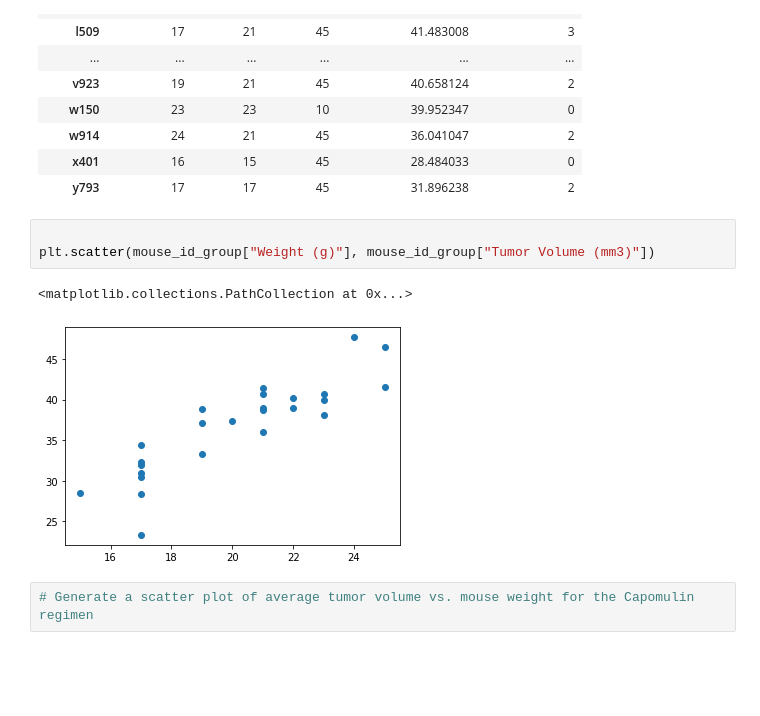
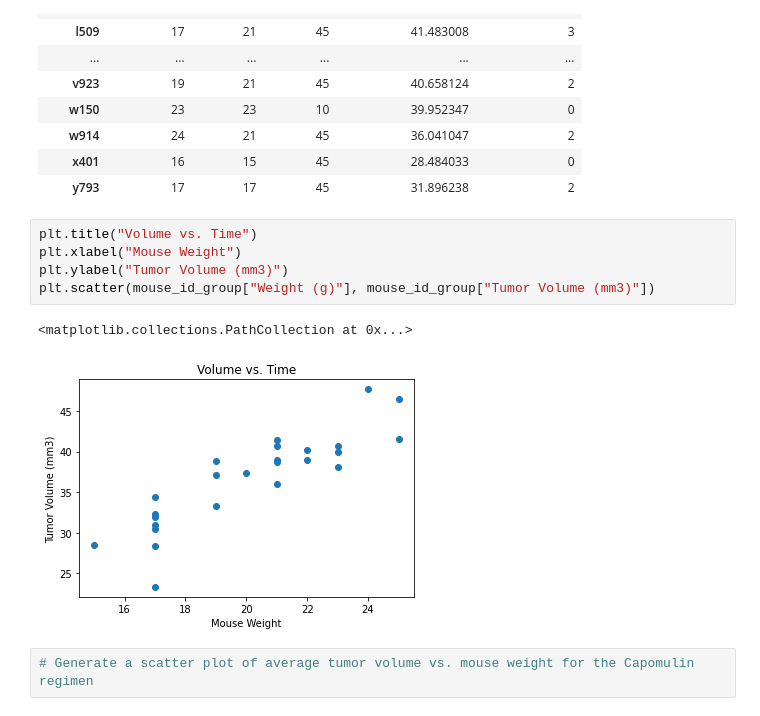
Before and after one commit to Navilongo/Pharmaceutical-Analysis-with-Python, a Jupyter notebook: pymaceuticals.ipynb, the cells around one changed output. Saved outputs shown, nothing was run; the diff lists cells and outputs as text; blank space fills up the shorter version.

```diff
--- a/pymaceuticals.ipynb
+++ b/pymaceuticals.ipynb
@@ -371,11 +374,13 @@ mouse_id_group
 | x401 | 16 | 15 | 45 | 28.484033 | 0 |
 | y793 | 17 | 17 | 45 | 31.896238 | 2 |
 # %%
-
+plt.title("Volume vs. Time")
+plt.xlabel("Mouse Weight")
+plt.ylabel("Tumor Volume (mm3)")
 plt.scatter(mouse_id_group["Weight (g)"], mouse_id_group["Tumor Volume (mm3)"])
 # %% [output]
 <matplotlib.collections.PathCollection at 0x...>
-[figure, old version]
+[figure, new version]
 # %%
 # Generate a scatter plot of average tumor volume vs. mouse weight for the Capomulin regimen
 # %% [markdown]
```
Also changed, not shown: parts of 2 cells of this notebook.
